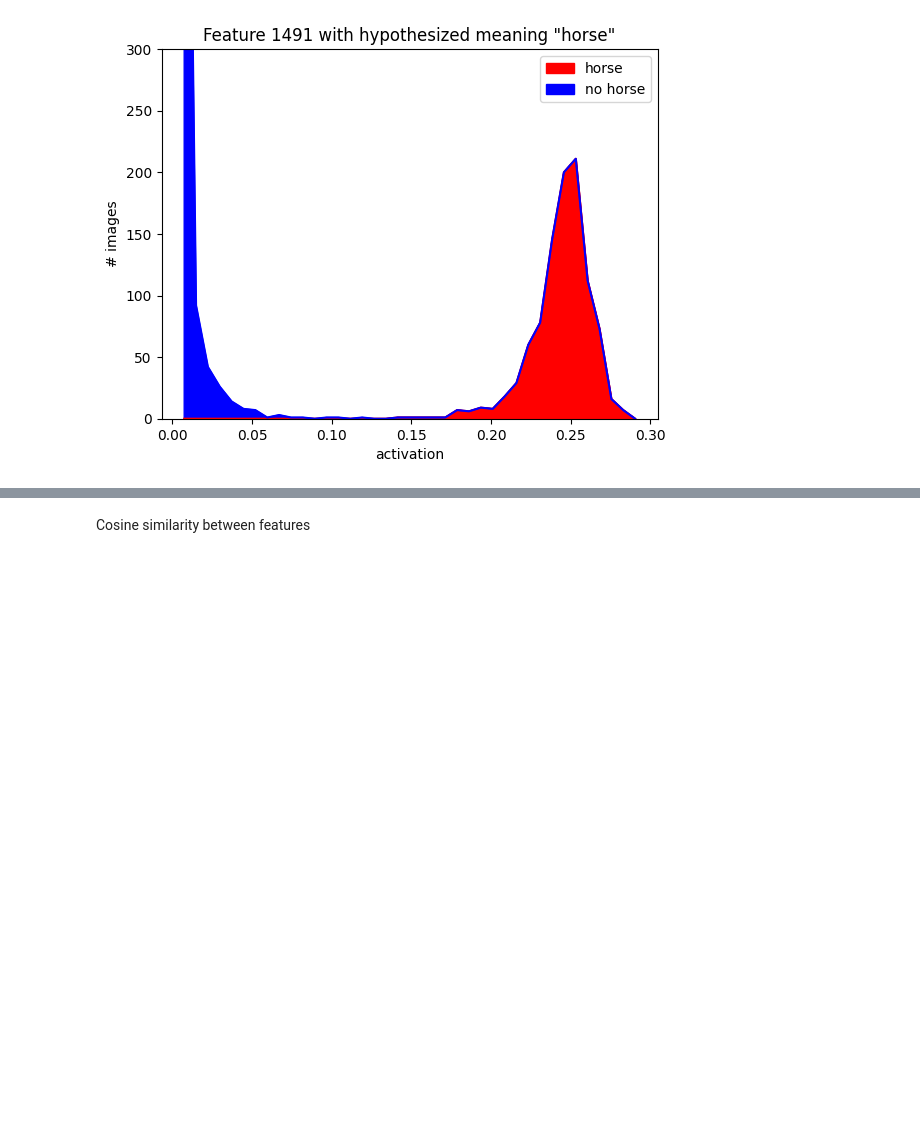
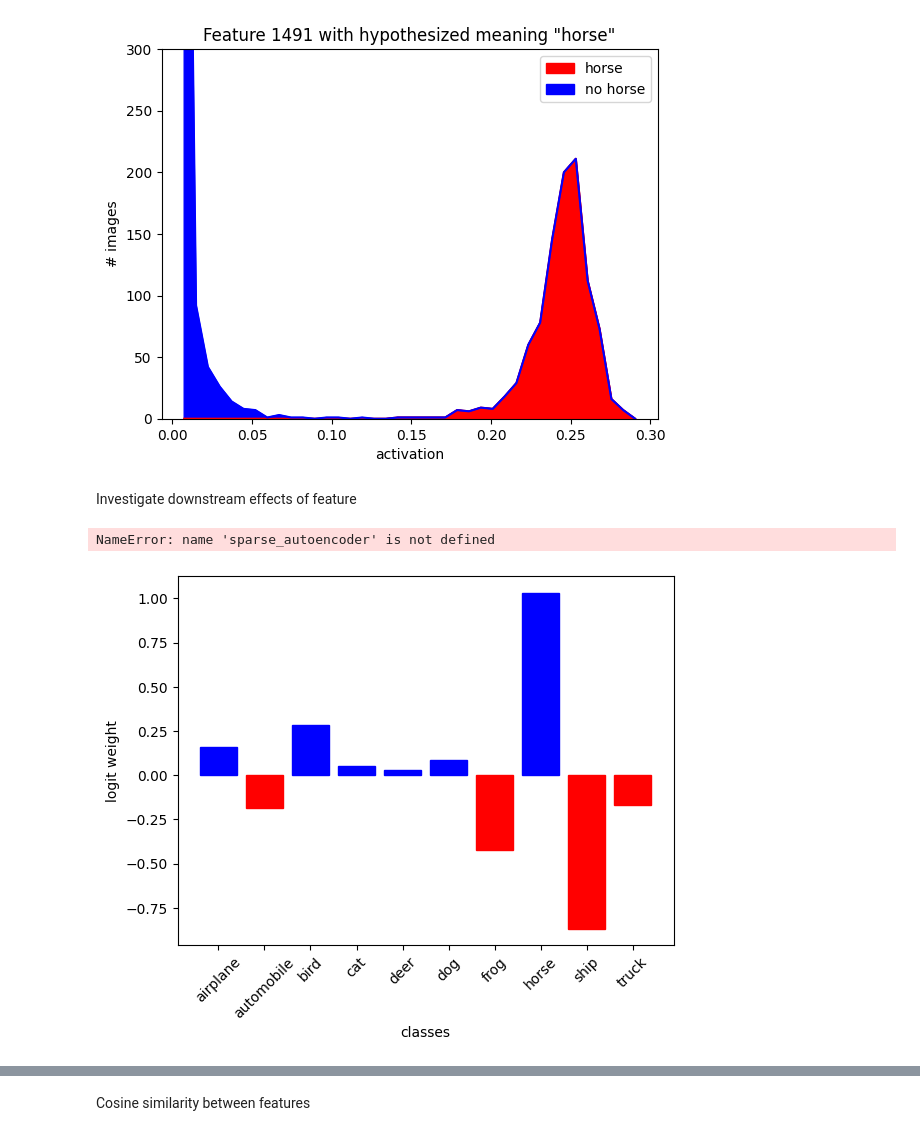
Before and after one commit to V-G-spec/DLProject-MLP, a Jupyter notebook: Experiments/Francesco/feature_analysis_crossval.ipynb, the cells around one changed output, grey strips where cells are left out. Cells and saved outputs as stored; diff of their text form; code cells hidden in the pictures; blank space fills up the shorter version.

```diff
--- a/Experiments/Francesco/feature_analysis_crossval.ipynb
+++ b/Experiments/Francesco/feature_analysis_crossval.ipynb
@@ -270,3 +265,37 @@ _ = plt.title(f'Feature {glob_idx.item()} with hypothesized meaning "{label}"')
 _ = plt.legend(loc='upper right')
 # %% [output]
 [figure]
+# %% [markdown]
+Investigate downstream effects of feature
+# %%
+#########deleting SAE and loading VGG to save memory##################################
+f_vec = sparse_autoencoder.W_dec[:, glob_idx].squeeze()
+del sparse_autoencoder
+vgg = vgg13_bn(pretrained=True)
+state_dict = os.path.join(
+                "PyTorch_CIFAR10", "cifar10_models", "state_dicts", "vgg13_bn" + ".pt"
+            )
+vgg.load_state_dict(torch.load(state_dict))
+#######################################################################################
+# %% [output]
+NameError: name 'sparse_autoencoder' is not defined
+# %%
+feat_idx = 1
+glob_idx = alive_idxs[feat_idx]
+label = feature_labels[feat_idx]
+
+W_down = vgg.classifier[6].weight
+logit_ws = W_down@f_vec
+
+bars = plt.bar(cifar10_labels.values(), logit_ws.detach().numpy())
+for bar in bars:
+    if bar.get_height() < 0:
+        bar.set_color('red')
+    else:
+        bar.set_color('blue')
+
+_ = plt.xlabel('classes')
+_ = plt.ylabel('logit weight')
+_ = plt.xticks(rotation=45)
+# %% [output]
+[figure, added]
```
Also changed, not shown: parts of 7 cells of this notebook.
